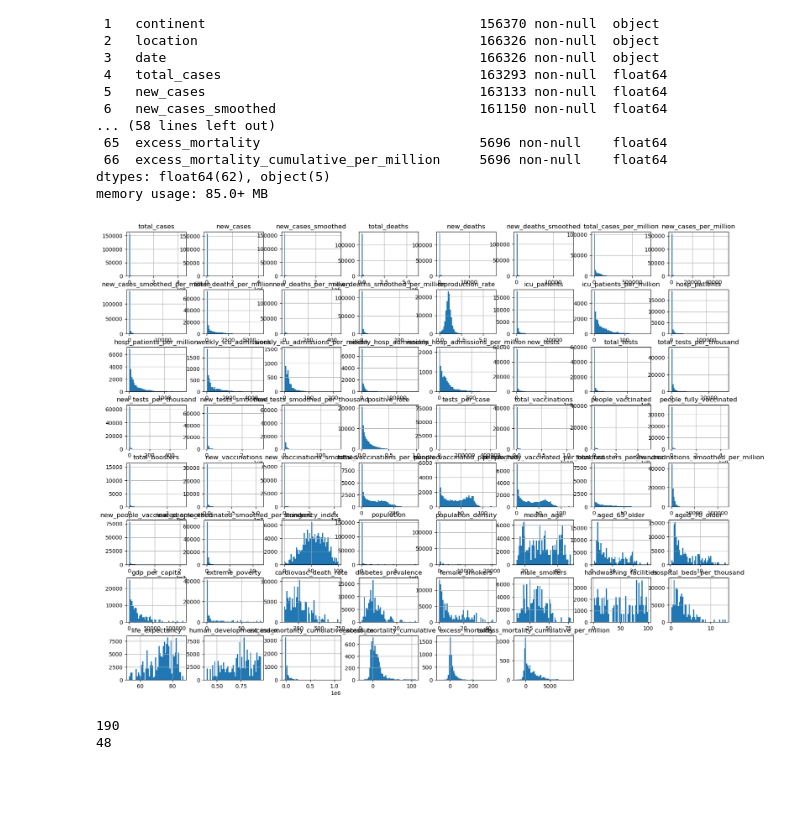
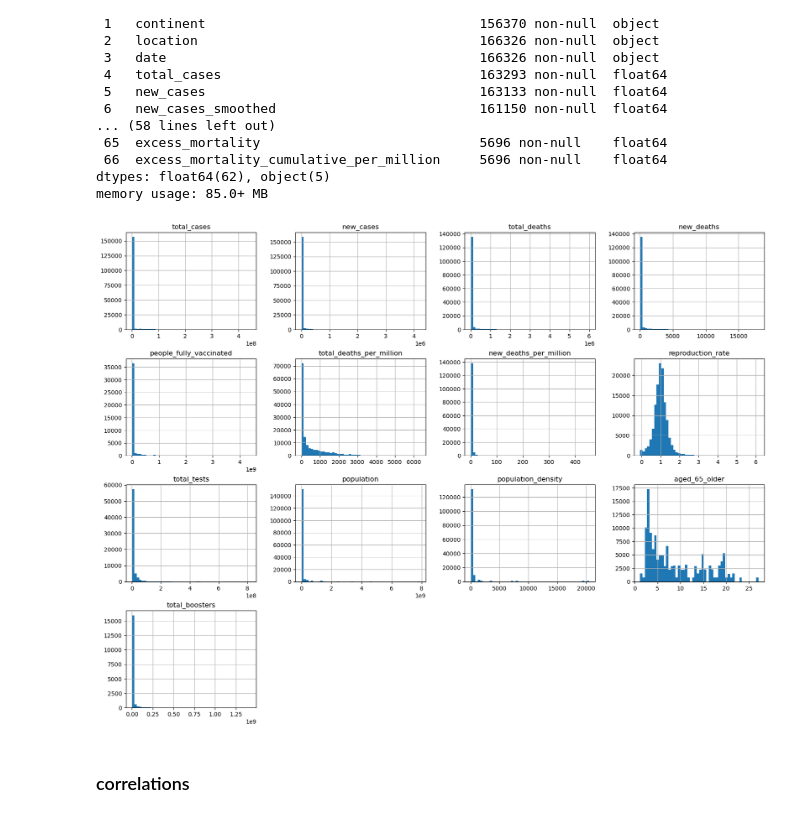
Before and after one commit to henryelorm/Hands-on-Machine-Learning, a Jupyter notebook: chapter2/covid/covid.ipynb, the cells around one changed output. Cells and saved outputs as stored; diff of their text form; code cells hidden in the pictures; blank space fills up the shorter version.

Commit message:
done with covid training

```diff
--- a/chapter2/covid/covid.ipynb
+++ b/chapter2/covid/covid.ipynb
@@ -45,18 +56,12 @@ Data columns (total 67 columns):
 dtypes: float64(62), object(5)
 memory usage: 85.0+ MB
 # %%
-covid_rf =  covid_raw[['location', 'location', 'date', 'total_cases', 'new_cases',
-                       'total_deaths', 'new_deaths']]
+covid_rf =  covid_raw[['total_cases', 'new_cases', 'total_deaths', 'new_deaths', 'people_fully_vaccinated',
+                       'total_deaths_per_million', 'new_deaths_per_million', 'reproduction_rate', 'total_tests', 'population', 'population_density', 'aged_65_older', 'total_boosters']]
 # %%
-covid_raw.hist(bins=50, figsize=(20, 15))
+covid_rf.hist(bins=50, figsize=(20, 15))
 plt.show()
 # %% [output]
-[figure, old version]
+[figure, new version]
-# %%
-train_set, test_set = train_test_split(covid_raw, test_size=0.2, random_state=42)
-
-print(len(train_set))
-print(len(test_set))
-# %% [output]
-190
-48
+# %% [markdown]
+### correlations
```
Also changed, not shown: parts of 36 cells of this notebook.
